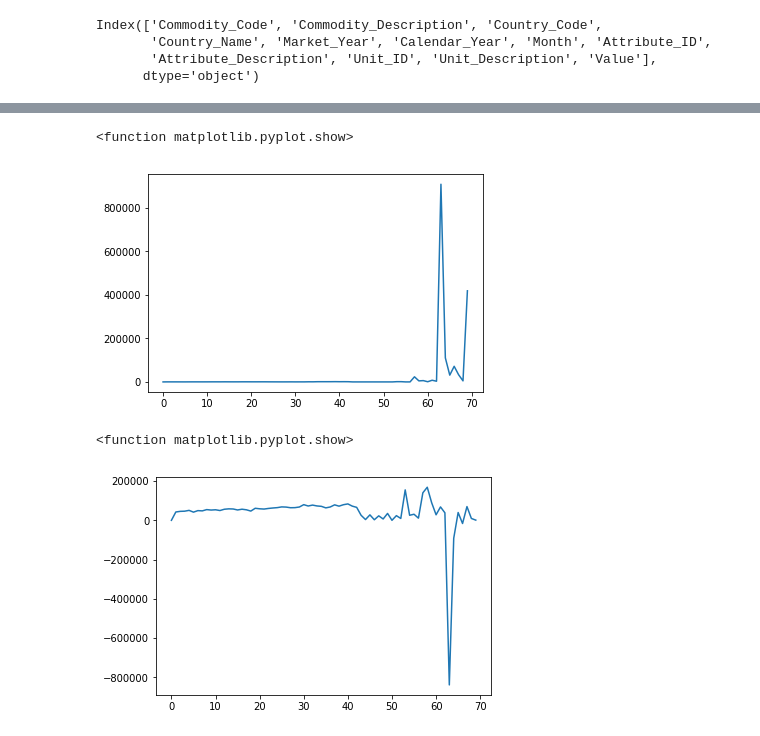
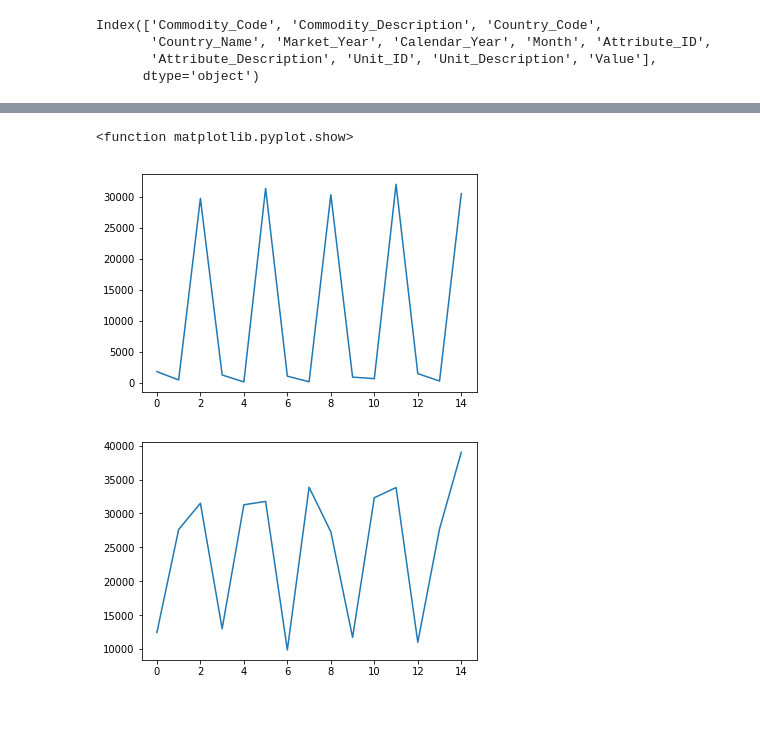
Before and after one commit to jgroth1/Project_1_Coffee_Price_Predictors, a Jupyter notebook: Analysis/Production_Import_Export_Extraction.ipynb, the cells around one changed output, grey strips where cells are left out. Cells and saved outputs as stored; diff of their text form; code cells hidden in the pictures.

```diff
--- a/Analysis/Production_Import_Export_Extraction.ipynb
+++ b/Analysis/Production_Import_Export_Extraction.ipynb
@@ -22,3 +22,7 @@ Index(['Commodity_Code', 'Commodity_Description', 'Country_Code',
        'Country_Name', 'Market_Year', 'Calendar_Year', 'Month', 'Attribute_ID',
        'Attribute_Description', 'Unit_ID', 'Unit_Description', 'Value'],
       dtype='object')
+# %%
+path = '../Resources/Data/Production_Data/country_market_months.xlsx'
+month_DF = pd.read_excel(path)
+month_DF.head()
@@ -24,0 +36,3 @@ Index(['Commodity_Code', 'Commodity_Description', 'Country_Code',
+# %%
+Coffee_DF = Coffee_DF.merge(month_DF, on='Country_Name')
+Coffee_DF.head()
@@ -137,3 +129,3 @@ Import_DF.head()
 # %%
-Import_Y_M_sum = Import_DF.groupby(['Calendar_Year', 'Month']).sum()
+Import_Y_M_sum = Import_DF.groupby(['Market_Year', 'Month_End']).sum()
 # %%
@@ -161,12 +141,12 @@ Import_Y_M_sum
 # %%
-plt.plot(Import_Y_M_sum['Value'].values)
+plt.plot(Import_Y_M_sum.loc[[2013, 2014, 2015, 2016, 2018],'Value'].values)
 plt.show
 # %% [output]
 <function matplotlib.pyplot.show>
-[figure, old version]
+[figure, new version]
 # %%
-plt.plot(Export_Y_M_sum['Value'].values - Import_Y_M_sum['Value'].values)
-plt.show
+plt.plot(Export_Y_M_sum.loc[[2013, 2014, 2015, 2016, 2018],'Value'].values - Import_Y_M_sum.loc[[2013, 2014, 2015, 2016, 2018],'Value'].values)
+plt.savefig('trade_impalance.png')
+plt.show()
 # %% [output]
-<function matplotlib.pyplot.show>
-[figure, old version]
+[figure, new version]
```
Also changed, not shown: parts of 32 cells of this notebook, 8 other files.
